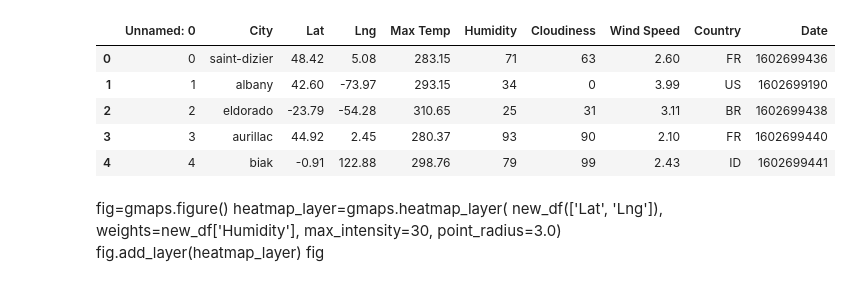
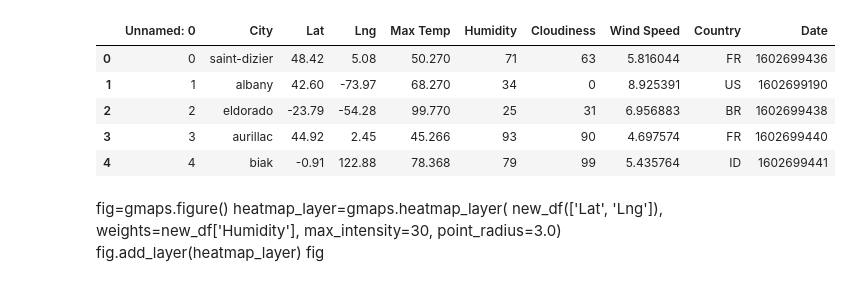
Before and after one commit to bregan78/python_api_challenge, a Jupyter notebook: VacationPy/VacationPy.ipynb, the cells around one changed output. Drawn from its saved outputs; the diff is of its cells as text; code cells hidden in the pictures.

```diff
--- a/VacationPy/VacationPy.ipynb
+++ b/VacationPy/VacationPy.ipynb
@@ -15,14 +16,20 @@ gmaps.configure(api_key=g_key)
 # %%
 df= pd.read_csv("../WeatherPy/WeatherPy_removed_DidNotFind_Rows.csv")
 new_df=pd.DataFrame(df)
 new_df.head()
+kelvin = new_df["Max Temp"]
+new_df["Max Temp"] = 1.8 * (kelvin - 273) + 32
+
+mph =2.23694
+new_df["Wind Speed"] =new_df["Wind Speed"]*mph
+new_df.head()
 # %% [output]
 |  | Unnamed: 0 | City | Lat | Lng | Max Temp | Humidity | Cloudiness | Wind Speed | Country | Date |
-| 0 | 0 | saint-dizier | 48.42 | 5.08 | 283.15 | 71 | 63 | 2.60 | FR | 1602699436 |
-| 1 | 1 | albany | 42.60 | -73.97 | 293.15 | 34 | 0 | 3.99 | US | 1602699190 |
-| 2 | 2 | eldorado | -23.79 | -54.28 | 310.65 | 25 | 31 | 3.11 | BR | 1602699438 |
-| 3 | 3 | aurillac | 44.92 | 2.45 | 280.37 | 93 | 90 | 2.10 | FR | 1602699440 |
-| 4 | 4 | biak | -0.91 | 122.88 | 298.76 | 79 | 99 | 2.43 | ID | 1602699441 |
+| 0 | 0 | saint-dizier | 48.42 | 5.08 | 50.270 | 71 | 63 | 5.816044 | FR | 1602699436 |
+| 1 | 1 | albany | 42.60 | -73.97 | 68.270 | 34 | 0 | 8.925391 | US | 1602699190 |
+| 2 | 2 | eldorado | -23.79 | -54.28 | 99.770 | 25 | 31 | 6.956883 | BR | 1602699438 |
+| 3 | 3 | aurillac | 44.92 | 2.45 | 45.266 | 93 | 90 | 4.697574 | FR | 1602699440 |
+| 4 | 4 | biak | -0.91 | 122.88 | 78.368 | 79 | 99 | 5.435764 | ID | 1602699441 |
 # %% [markdown]
 fig=gmaps.figure()
 heatmap_layer=gmaps.heatmap_layer(
```
Also changed, not shown: parts of 6 cells of this notebook, 1 other file.
